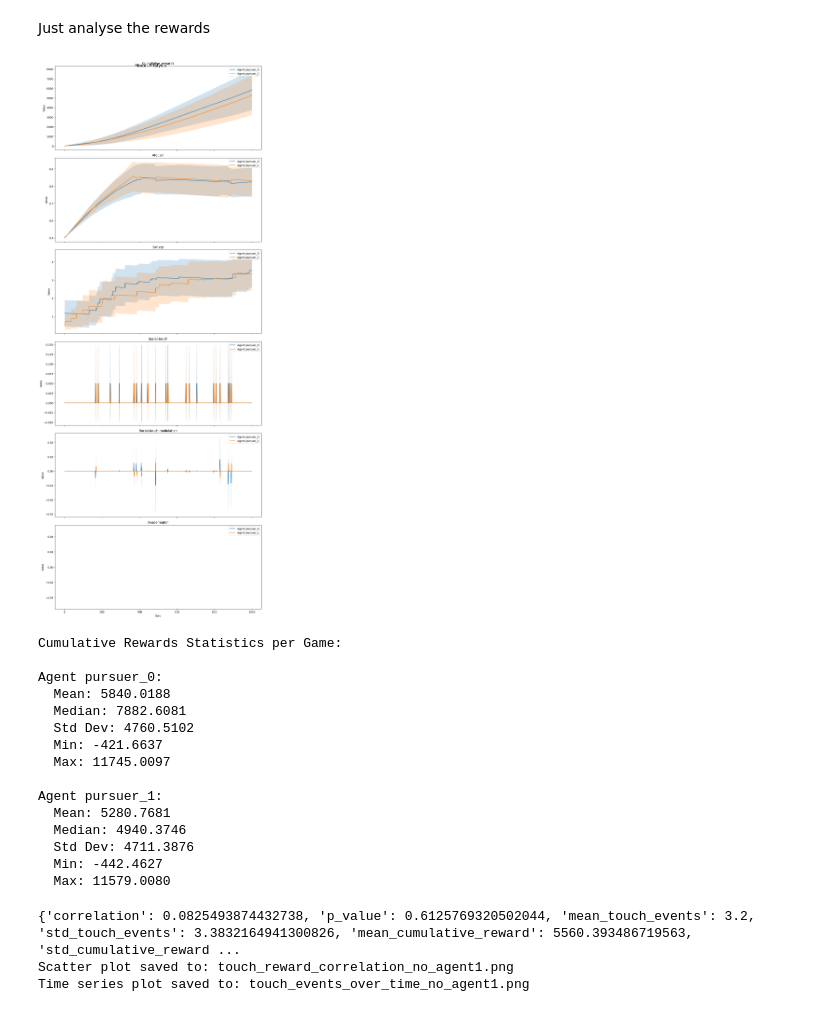
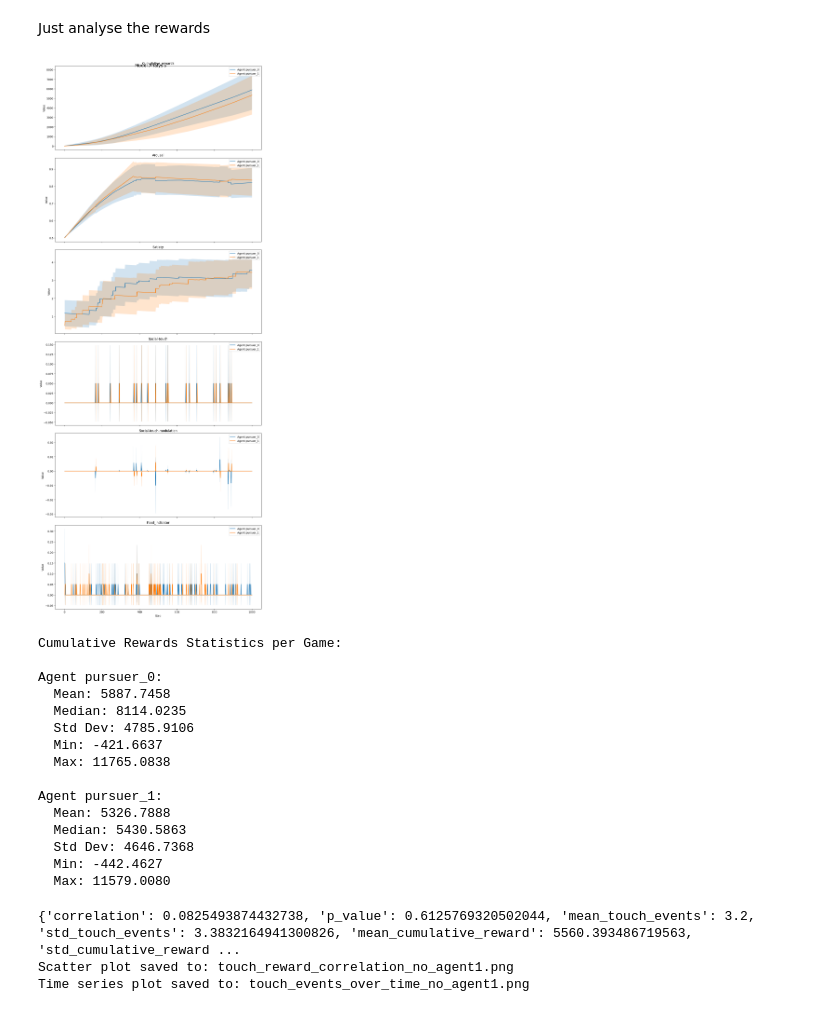
Before and after one commit to yidilozdemir/PettingZoo-Haptic-Waterworld, a Jupyter notebook: SB3-training/metrics-eval-notebook.ipynb, the cells around one changed output. Drawn from its saved outputs; the diff is of its cells as text; code cells hidden in the pictures.

Commit message:
update for latest exploration of evals

```diff
--- a/SB3-training/metrics-eval-notebook.ipynb
+++ b/SB3-training/metrics-eval-notebook.ipynb
@@ -45,7 +45,7 @@ from stable_baselines3.common.vec_env import DummyVecEnv, VecMonitor
 # %%
 # Set your log directory here
 env_fn = waterworld_model1
-env_kwargs = {"n_pursuers" : 2, "haptic_modulation_type" : 'average'}
+env_kwargs = {"n_pursuers" : 2, "haptic_modulation_type" : 'no_effect'}
 
 
 # Evaluate a trained agent vs a random agent
@@ -53,7 +53,7 @@ env = env_fn.env(render_mode=None, **env_kwargs)
 #log_dir = "/Users/idil/PettingZoo/SB3-training/logs/myriad-average_pettingzoo.sisl.waterworld_model1_20240830-113028"
 #myriad-no_effect_pettingzoo.sisl.waterworld_model1_20240830-113028/"
 #latest_policy = "/Users/idil/PettingZoo/SB3-training/logs/myriad-average_pettingzoo.sisl.waterworld_model1_20240830-113028/best_model.zip"
-latest_policy = "../best_model.zip"
+latest_policy = "../no_effect_model.zip"
 model = RecurrentPPO.load(latest_policy)
 # %%
 obs = env.reset()
@@ -63,7 +63,7 @@ lstm_states = None
 num_envs = 1
     # Episode start signals are used to reset the lstm states
 episode_starts = np.ones((num_envs,), dtype=bool)
-num_games = 20
+num_games = 100
 # %%
 print(f"Starting eval on {str(env.metadata['name'])}.")
 # Initialize data structures to store step-wise information
@@ -156,0 +163,31 @@ Game 19
+# %%
+def plot_metrics(df, metrics):
+   fig, axes = plt.subplots(len(metrics), 1, figsize=(12, 5*len(metrics)))
+   if len(metrics) == 1:
+       axes = [axes]
+
+   colors = ['#8884d8', '#82ca9d']
+   width = 0.35
+
+   for idx, metric in enumerate(metrics):
+       for agent_idx, agent in enumerate(df['agent'].unique()):
+           agent_data = df[df['agent'] == agent].groupby('game')[metric].mean()
+           x = agent_data.index + width*agent_idx - width/2
+           axes[idx].bar(x, agent_data.values,
+                        width=width,
+                        label=f'Agent {agent}',
+                        color=colors[agent_idx])
+
+       axes[idx].set_title(f'{metric} across Games')
+       axes[idx].set_xlabel('Game Number')
+       axes[idx].set_ylabel(metric)
+       axes[idx].grid(True, alpha=0.3, axis='y')
+       axes[idx].legend()
+       axes[idx].set_xticks(agent_data.index)
+
+   plt.tight_layout()
+   return fig
+
+metrics = ['arousal', 'satiety', 'social-touch', 'social-touch-modulation', 'food_indicator', 'nutrition-per-pursuer', 'poison_indicator']
+fig = plot_metrics(df, metrics)
+plt.show()
@@ -401,7 +648,7 @@ df = calculate_cumulative_rewards(df)
 if env.metadata['name'] == 'waterworld_v4':
     metrics = ['cumulative_rewards']
 else:
-    metrics = ['cumulative_rewards', 'arousal', 'satiety', 'social-touch', 'social-touch-modulation', 'evader-eaten']
+    metrics = ['cumulative_rewards', 'arousal', 'satiety', 'social-touch', 'social-touch-modulation', 'food_indicator']
 
 # Convert 'evader-eaten' to 1 (True) and 0 (False) if it exists
 if 'evader-eaten' in df.columns:
@@ -417,47 +664,47 @@ if len(metrics) == 1:
 for i, metric in enumerate(metrics):
     axs[i].set_title(metric.capitalize())
     axs[i].set_ylabel('Value')
     for agent in df['agent'].unique():
         agent_data = df[df['agent'] == agent]
         mean_values = agent_data.groupby('step')[metric].mean()
         std_error = agent_data.groupby('step')[metric].sem()
         axs[i].plot(mean_values.index, mean_values.values, label=f'Agent {agent}')
         axs[i].fill_between(mean_values.index,
                             mean_values.values - 1.96*std_error.values,
                             mean_values.values + 1.96*std_error.values,
                             alpha=0.2)
     axs[i].legend()
 
 axs[-1].set_xlabel('Step')
 plt.tight_layout()
 plt.show()
 
 # Compute and display statistics for cumulative rewards in each game
 print("\nCumulative Rewards Statistics per Game:")
 for agent in df['agent'].unique():
     agent_data = df[df['agent'] == agent]
     final_rewards = agent_data.groupby('game')['cumulative_rewards'].last()
     print(f"\nAgent {agent}:")
     print(f"  Mean: {final_rewards.mean():.4f}")
     print(f"  Median: {final_rewards.median():.4f}")
     print(f"  Std Dev: {final_rewards.std():.4f}")
     print(f"  Min: {final_rewards.min():.4f}")
     print(f"  Max: {final_rewards.max():.4f}")
 # %% [output]
-[figure, old version]
+[figure, new version]
 Cumulative Rewards Statistics per Game:
 
 Agent pursuer_0:
-  Mean: 5840.0188
-  Median: 7882.6081
-  Std Dev: 4760.5102
+  Mean: 5887.7458
+  Median: 8114.0235
+  Std Dev: 4785.9106
   Min: -421.6637
-  Max: 11745.0097
+  Max: 11765.0838
 
 Agent pursuer_1:
-  Mean: 5280.7681
-  Median: 4940.3746
-  Std Dev: 4711.3876
+  Mean: 5326.7888
+  Median: 5430.5863
+  Std Dev: 4646.7368
   Min: -442.4627
   Max: 11579.0080
 # %%
```
Also changed, not shown: parts of 13 cells of this notebook, 2 other files.
